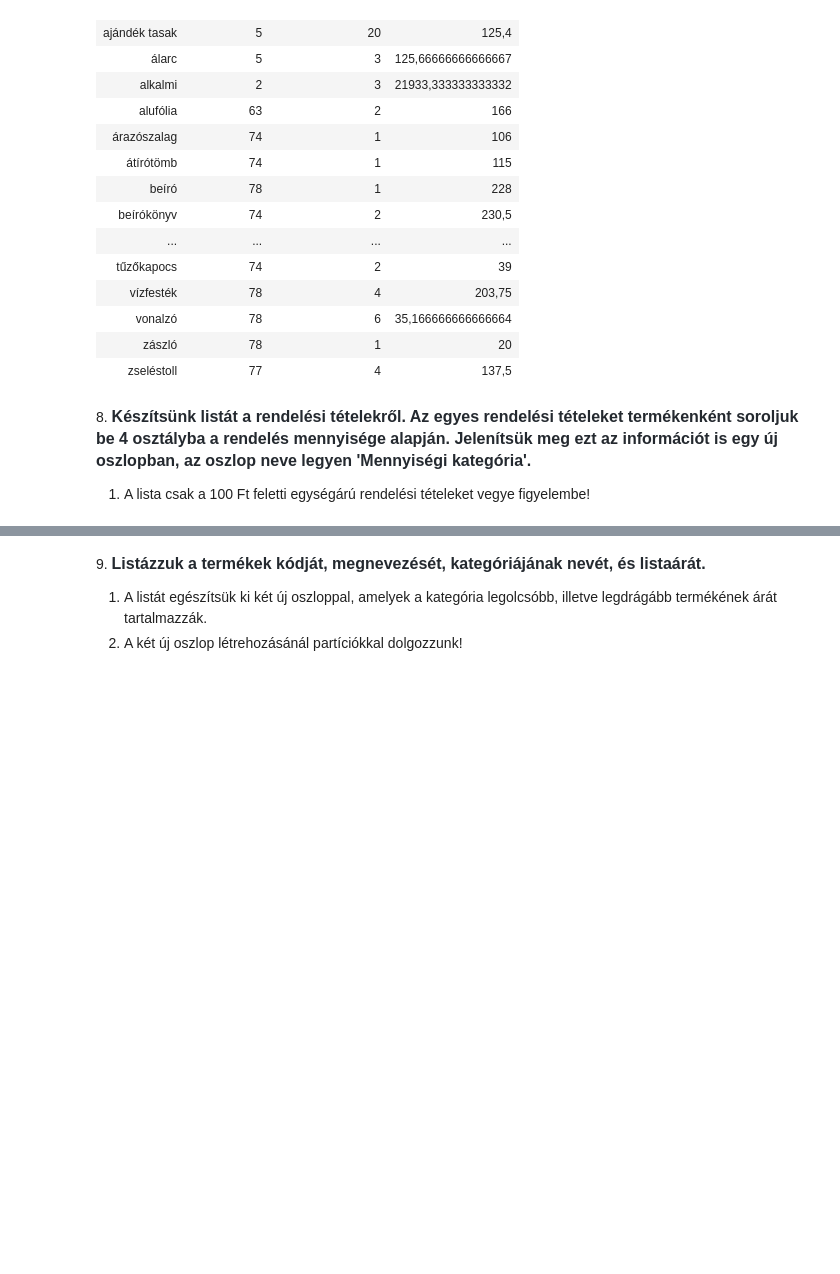
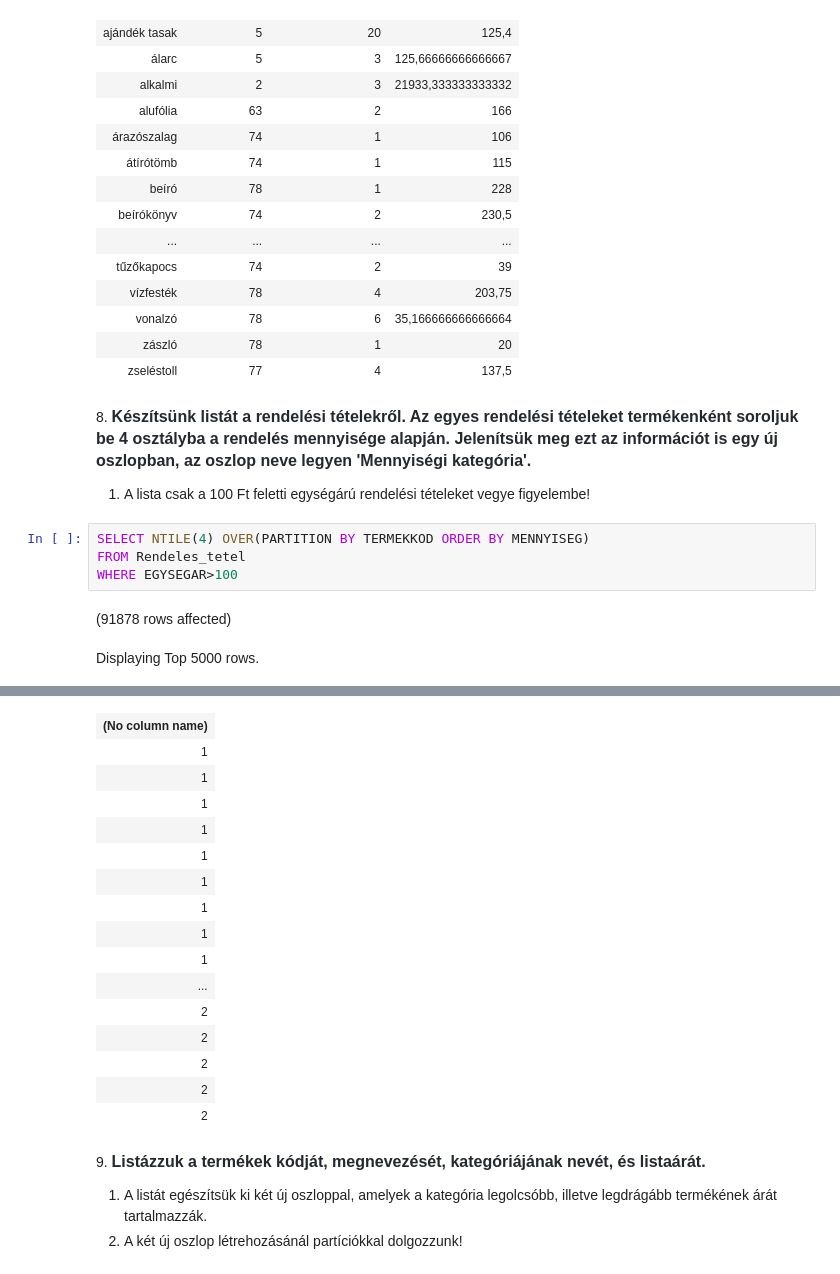
Before and after one commit to DeliMercedesz/gyak5, a Jupyter notebook: gyakorlat05_feladatok.ipynb, the cells around one changed output, grey strips where cells are left out. Drawn from its saved outputs; the diff is of its cells as text; blank space fills up the shorter version.

```diff
--- a/gyakorlat05_feladatok.ipynb
+++ b/gyakorlat05_feladatok.ipynb
@@ -132,3 +132,10 @@ Total execution time: 00:00:00.013
 8. <span style="font-weight: 600; color: rgb(36, 41, 47); font-family: -apple-system, BlinkMacSystemFont, &quot;Segoe UI&quot;, Helvetica, Arial, sans-serif, &quot;Apple Color Emoji&quot;, &quot;Segoe UI Emoji&quot;; font-size: 16px;">Készítsünk listát a rendelési tételekről. Az egyes rendelési tételeket termékenként soroljuk be 4 osztályba a rendelés mennyisége alapján. Jelenítsük meg ezt az információt is egy új oszlopban, az oszlop neve legyen 'Mennyiségi kategória'.</span>
 
 1. A lista csak a 100 Ft feletti egységárú rendelési tételeket vegye figyelembe!
+# %%
+SELECT NTILE(4) OVER(PARTITION BY TERMEKKOD ORDER BY MENNYISEG)
+FROM Rendeles_tetel
+WHERE EGYSEGAR>100
+# %% [output]
+(91878 rows affected)
+Displaying Top 5000 rows.
@@ -135,3 +143,19 @@ Total execution time: 00:00:00.013
+| (No column name) |
+| 1 |
+| 1 |
+| 1 |
+| 1 |
+| 1 |
+| 1 |
+| 1 |
+| 1 |
+| 1 |
+| ... |
+| 2 |
+| 2 |
+| 2 |
+| 2 |
+| 2 |
 # %% [markdown]
 9. <span style="font-weight: 600; color: rgb(36, 41, 47); font-family: -apple-system, BlinkMacSystemFont, &quot;Segoe UI&quot;, Helvetica, Arial, sans-serif, &quot;Apple Color Emoji&quot;, &quot;Segoe UI Emoji&quot;; font-size: 16px;">Listázzuk a termékek kódját, megnevezését, kategóriájának nevét, és listaárát.</span>
 
```
Also changed, not shown: parts of 2 cells of this notebook.
